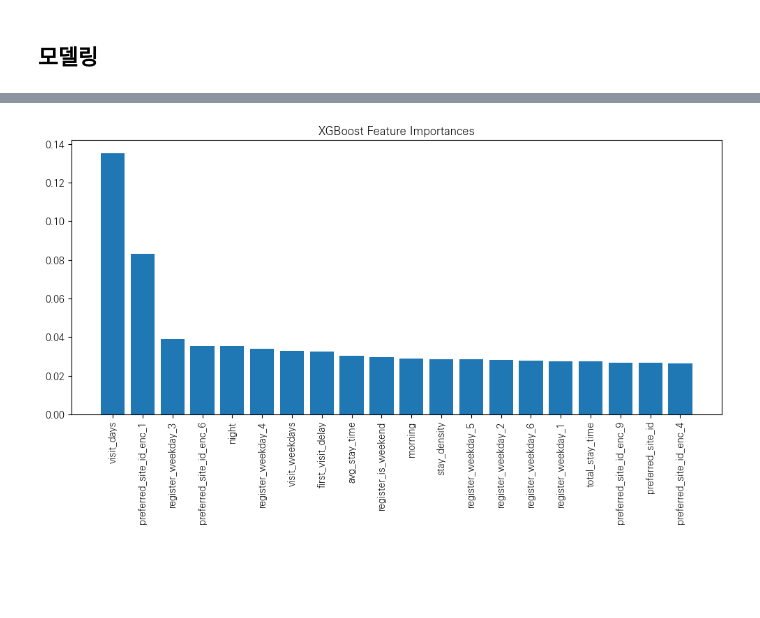
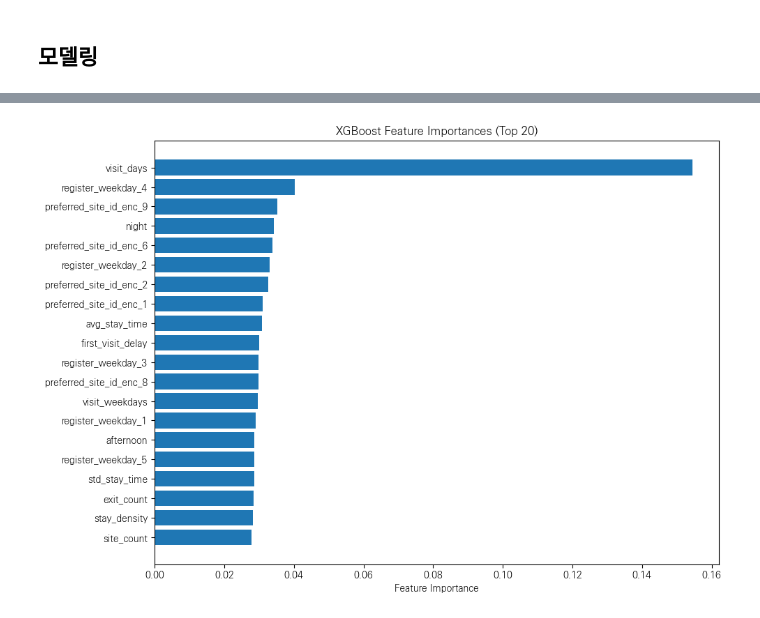
Before and after one commit to youice913/codeit-sprint-projects, a Jupyter notebook: 중급 프로젝트2/main2.ipynb, the cells around one changed output, grey strips where cells are left out. Cells and saved outputs as stored; diff of their text form; code cells hidden in the pictures; blank space fills up the shorter version.

```diff
--- a/중급 프로젝트2/main2.ipynb
+++ b/중급 프로젝트2/main2.ipynb
@@ -22,9 +22,17 @@ X = df.drop(columns=['is_payment']) if 'is_payment' in df.columns else df.copy()
 y = df['is_payment'] if 'is_payment' in df.columns else None
 
 # 식별자 제거
-X = X.drop(columns=['user_uuid'], errors='ignore')
+X = X.drop(columns=['user_uuid', 'preferred_site_id'], errors='ignore')
 # 원핫 인코딩 대상 지정
 onehot_cols = ['register_weekday', 'preferred_site_id_enc']
+
+# 결측치 처리
+from sklearn.impute import SimpleImputer
+num_cols = X.select_dtypes(include=[np.number]).columns.difference(onehot_cols).tolist()
+if num_cols:
+    imputer_num = SimpleImputer(strategy='mean')
+    X[num_cols] = imputer_num.fit_transform(X[num_cols])
+
 # 원핫 인코딩
 X = pd.get_dummies(X, columns=onehot_cols, drop_first=True)
 
@@ -200,26 +221,20 @@ And if memory is not enough, you can set `force_col_wise=true`.
 # %%
 import matplotlib.pyplot as plt
-import numpy as np
 
-# XGBoost 모델 객체
+# XGBoost 모델에서 feature_importances_ 추출
 xgb_model = models['XGBoost']
-
-# 피처 이름
+feature_importances = xgb_model.feature_importances_
 feature_names = X_train.columns
 
-# 피처 중요도 추출
-importances = xgb_model.feature_importances_
-
 # 중요도 순으로 정렬
-indices = np.argsort(importances)[::-1]
-
-# 상위 20개 피처만 보기 (원하면 개수 조절)
-top_n = 20
-plt.figure(figsize=(10, 6))
-plt.title("XGBoost Feature Importances")
-plt.bar(range(top_n), importances[indices][:top_n], align="center")
-plt.xticks(range(top_n), feature_names[indices][:top_n], rotation=90)
+sorted_idx = feature_importances.argsort()[::-1]
+top_n = 20  # 상위 20개 피쳐만 시각화
+plt.figure(figsize=(10, 7))
+plt.barh(range(top_n), feature_importances[sorted_idx][:top_n][::-1])
+plt.yticks(range(top_n), feature_names[sorted_idx][:top_n][::-1])
+plt.xlabel('Feature Importance')
+plt.title('XGBoost Feature Importances (Top 20)')
 plt.tight_layout()
 plt.show()
 # %% [output]
-[figure, old version]
+[figure, new version]
```
Also changed, not shown: parts of 3 cells of this notebook.
